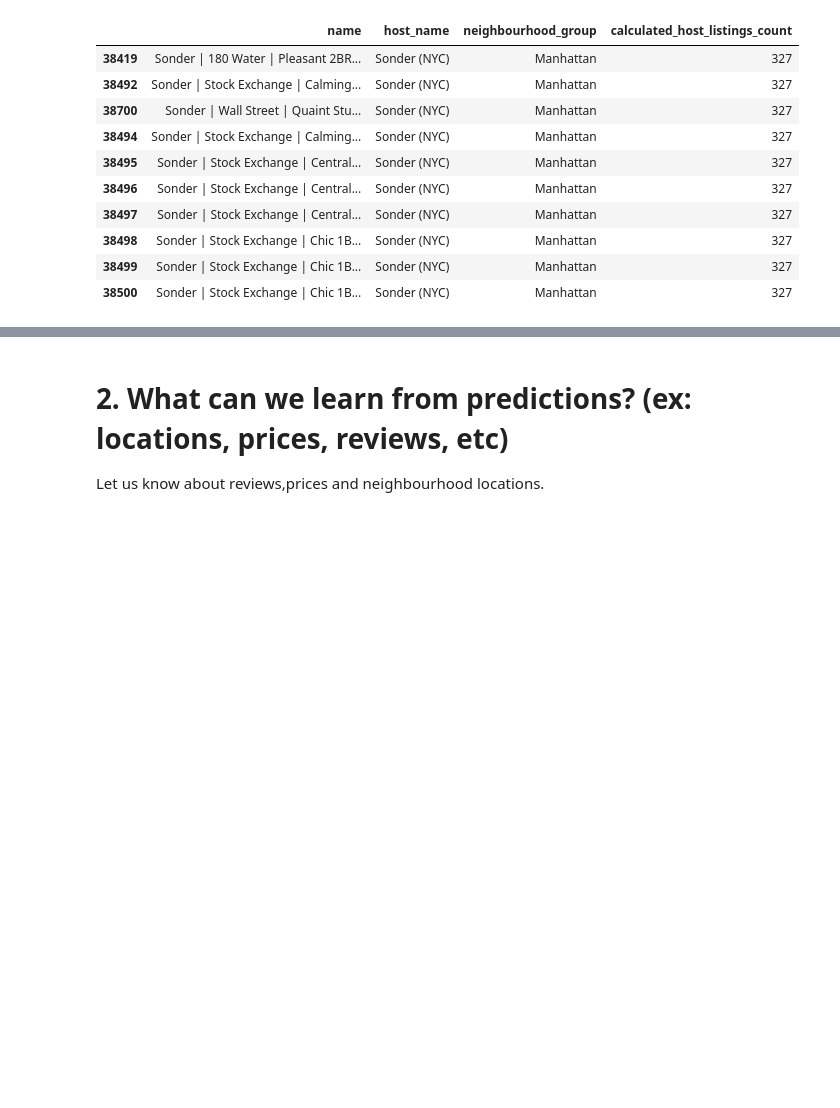
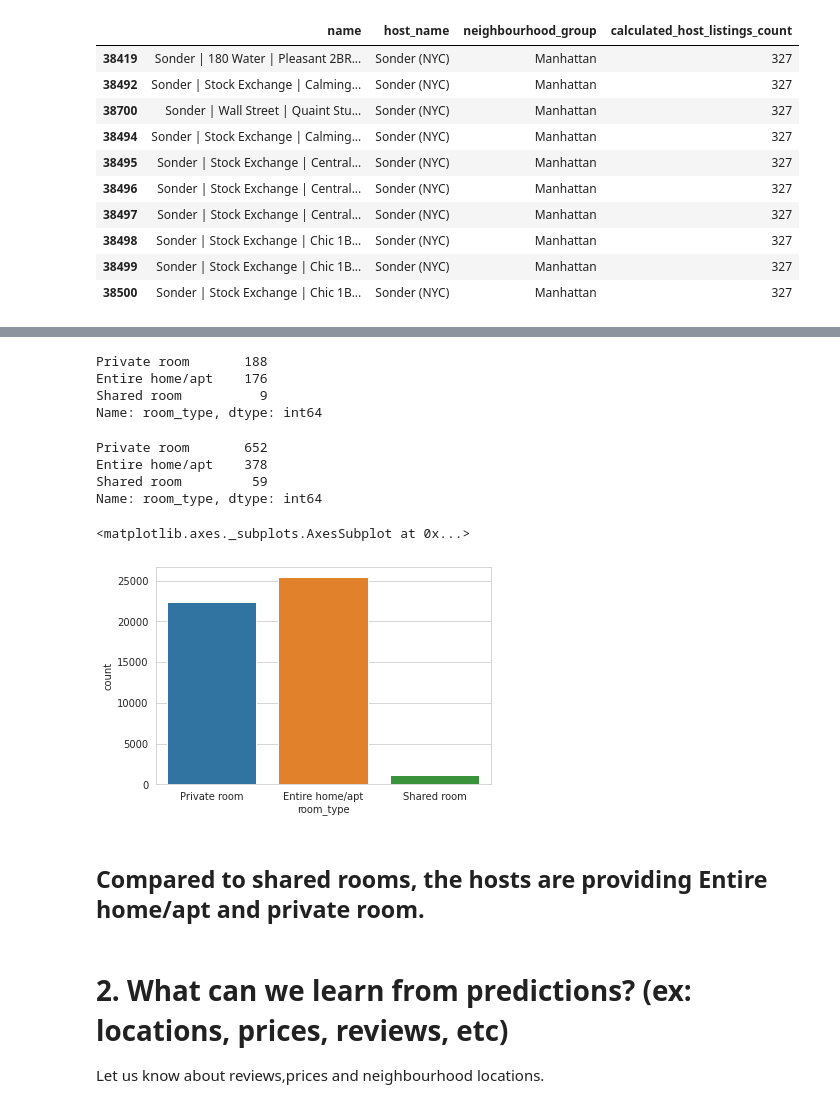
Before and after one commit to Kondasagar/EDA-on-Air_bnb-bookings, a Jupyter notebook: Vidyasagr_Airbnb_Bookings_Analysis_Capstone_Project.ipynb, the cells around one changed output, grey strips where cells are left out. Drawn from its saved outputs; the diff is of its cells as text; code cells hidden in the pictures; blank space fills up the shorter version.

```diff
--- a/Vidyasagr_Airbnb_Bookings_Analysis_Capstone_Project.ipynb
+++ b/Vidyasagr_Airbnb_Bookings_Analysis_Capstone_Project.ipynb
@@ -261,3 +298,26 @@ hosts_neigbr_group.sort_values(by='calculated_host_listings_count', ascending=Fa
+# %%
+# check whether shared room available in staten island
+df_1[df_1["neighbourhood_group"]=="Staten Island"]["room_type"].value_counts()
+# %% [output]
+Private room       188
+Entire home/apt    176
+Shared room          9
+Name: room_type, dtype: int64
+# %%
+# check whether shared room available in Bronx or not.
+df_1[df_1["neighbourhood_group"]=="Bronx"]["room_type"].value_counts()
+# %% [output]
+Private room       652
+Entire home/apt    378
+Shared room         59
+Name: room_type, dtype: int64
+# %%
+sns.countplot(x='room_type',data=df_1)
+# %% [output]
+<matplotlib.axes._subplots.AxesSubplot at 0x...>
+[figure, added]
+# %% [markdown]
+## Compared to shared rooms, the hosts are providing Entire home/apt and private room.
 # %% [markdown]
 # 2. What can we learn from predictions? (ex: locations, prices, reviews, etc)
 
```
Also changed, not shown: parts of 18 cells of this notebook.
